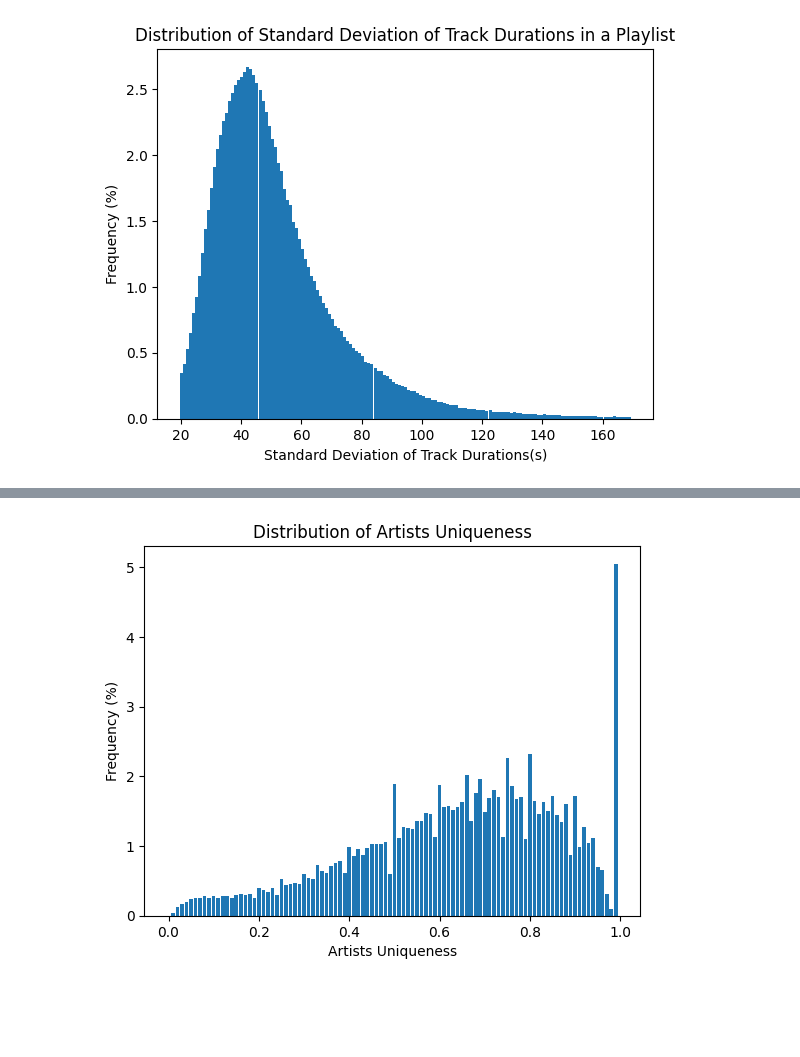
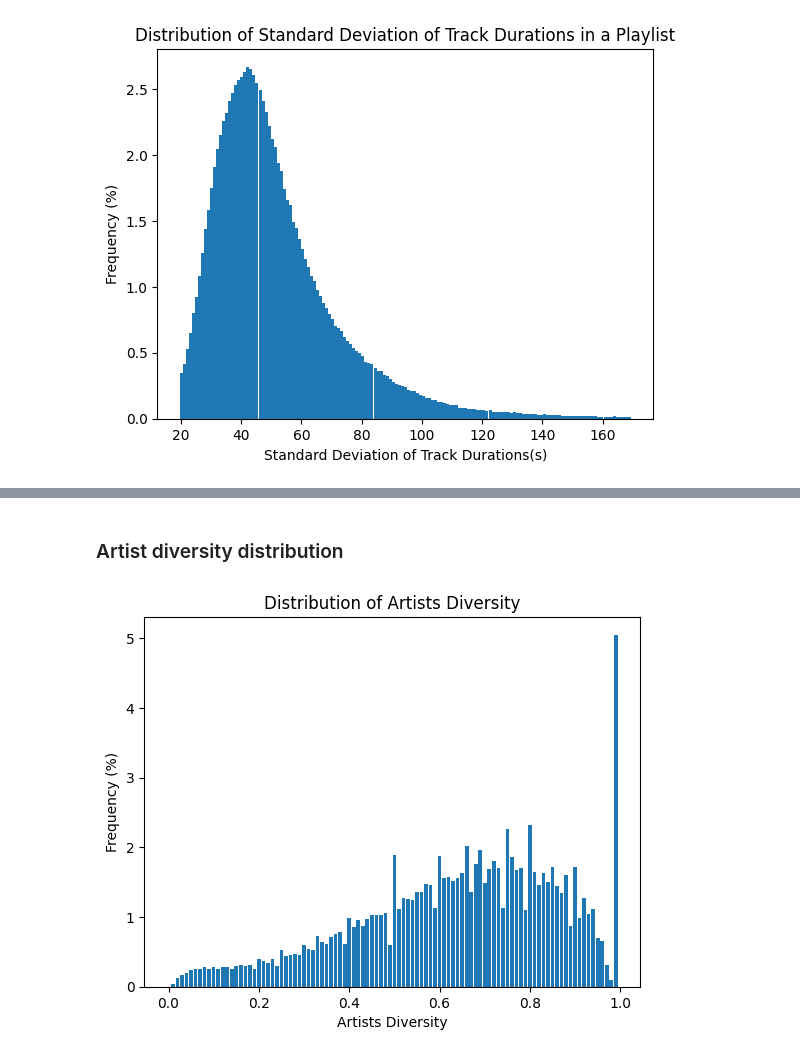
Before and after one commit to ersimpson/ece143final, a Jupyter notebook: src/EDA.ipynb, the cells around one changed output, grey strips where cells are left out. Drawn from its saved outputs; the diff is of its cells as text; code cells hidden in the pictures; blank space fills up the shorter version.

```diff
--- a/src/EDA.ipynb
+++ b/src/EDA.ipynb
@@ -7,2 +10,2 @@ import numpy as np
 # %%
-_, tracks_df, playlists_tracks_df = read_pre_processed_data('../data')
+playlist_df, tracks_df, playlist_tracks_df = read_pre_processed_data('../data')
@@ -27,17 +68,19 @@ plt.show()
+# %% [markdown]
+### Artist diversity distribution
 # %%
-artist_diversity = get_artist_diversity_distribution(tracks_df, playlists_tracks_df)
+artist_diversity = get_artist_diversity_distribution(tracks_df, playlist_tracks_df)
 # %%
 bins = np.linspace(0.0, 1.0, 101)
 
 # Count the number of elements in each bin
 counts, _ = np.histogram(artist_diversity, bins=bins)
 counts = counts / np.sum(counts) * 100
 
 # Plot the bar graph
 plt.bar(bins[:-1], counts, width=0.008)  # Adjust width as needed
-plt.xlabel("Artists Uniqueness")
+plt.xlabel("Artists Diversity")
 plt.ylabel("Frequency (%)")
-plt.title("Distribution of Artists Uniqueness")
+plt.title("Distribution of Artists Diversity")
 plt.show()
 # %% [output]
-[figure, old version]
+[figure, new version]
```
Also changed, not shown: parts of 7 cells of this notebook.
